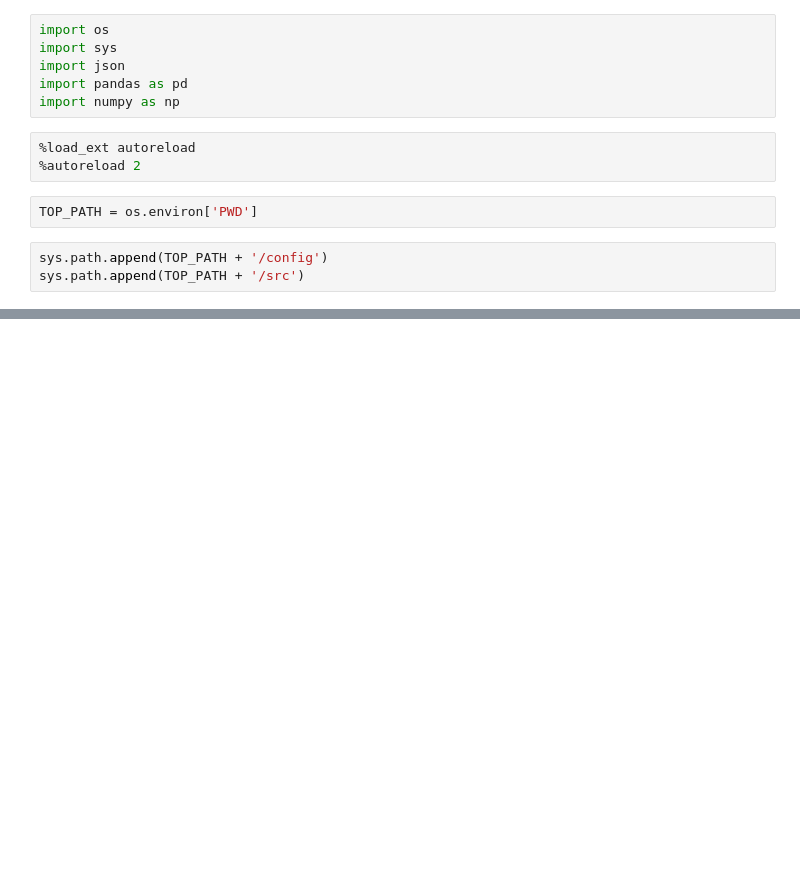
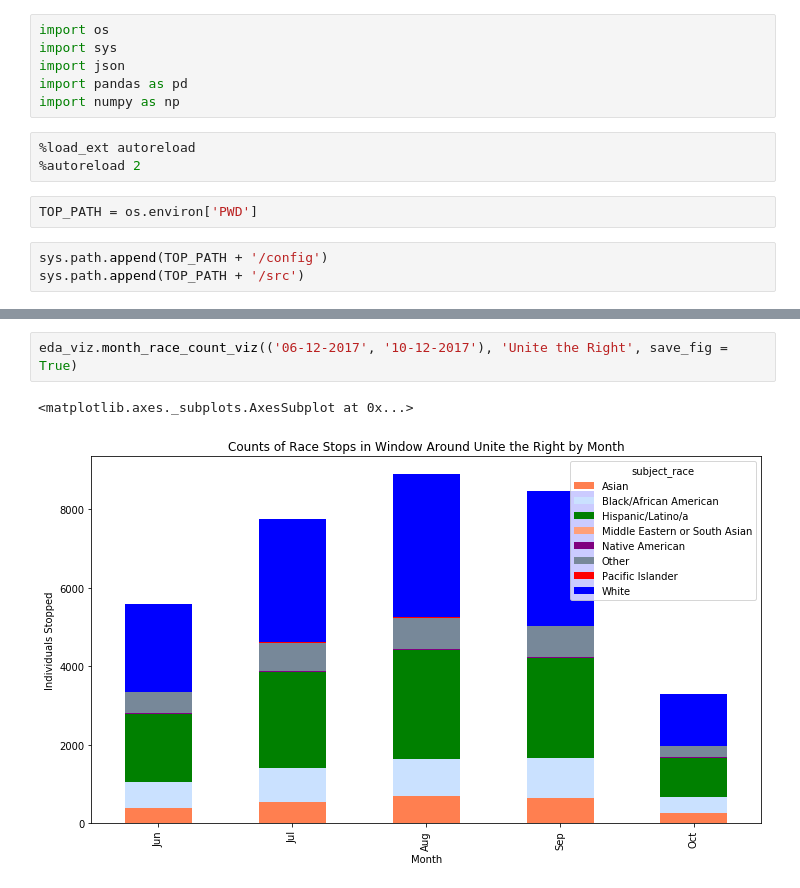
Before and after one commit to tevans-barton/Fair-Policing-Capstone, a Jupyter notebook: notebooks/2.1 Just EDA Notebook.ipynb, the cells around one changed output, grey strips where cells are left out. Cells and saved outputs as stored; diff of their text form; blank space fills up the shorter version.

```diff
--- a/notebooks/2.1 Just EDA Notebook.ipynb
+++ b/notebooks/2.1 Just EDA Notebook.ipynb
@@ -319,0 +53,5 @@ df_2017[df_2017['stop_id'] == 69583]
+# %%
+eda_viz.month_race_count_viz(('06-12-2017', '10-12-2017'), 'Unite the Right', save_fig = True)
+# %% [output]
+<matplotlib.axes._subplots.AxesSubplot at 0x...>
+[figure, added]
```
Also changed, not shown: parts of 62 cells of this notebook, 11 other files.
